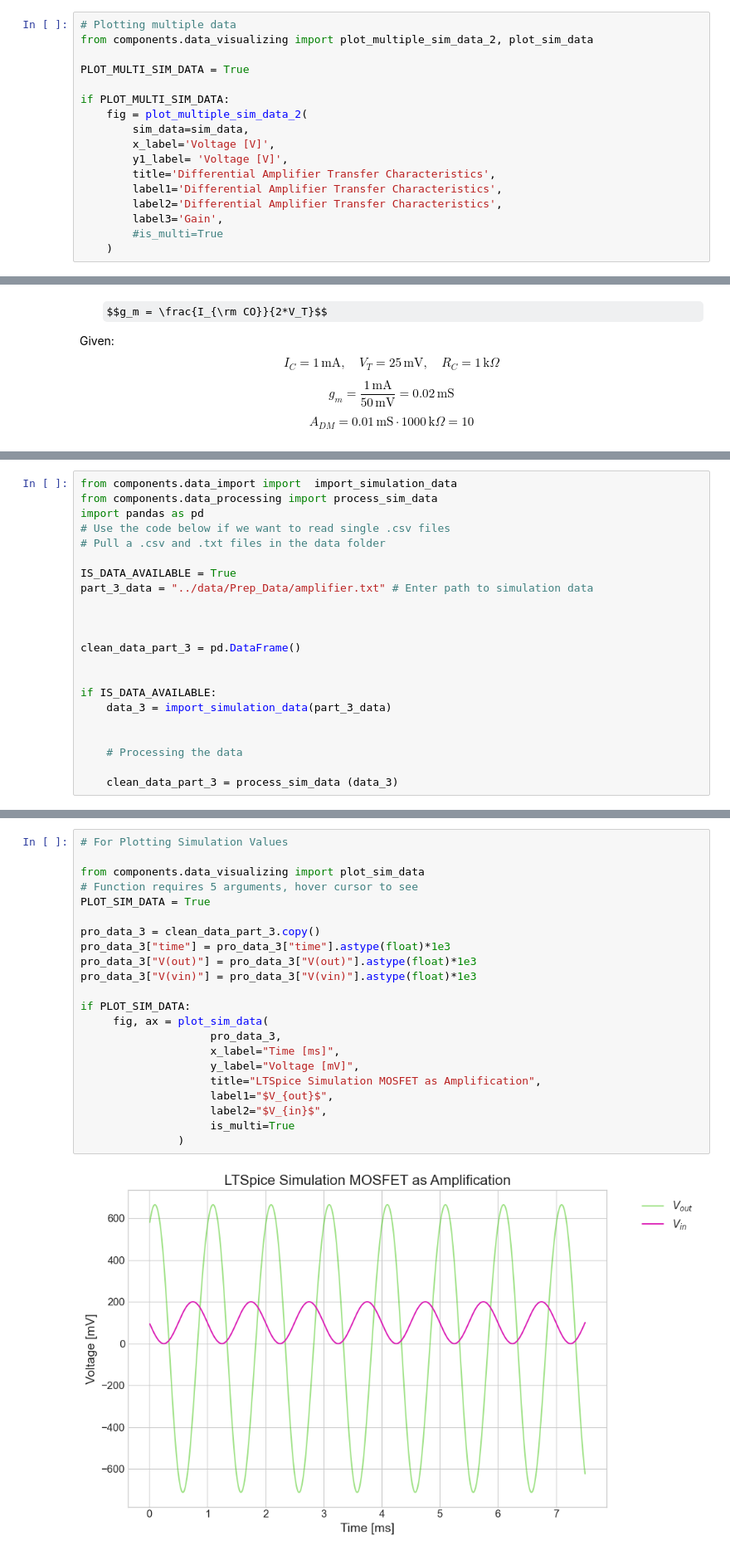
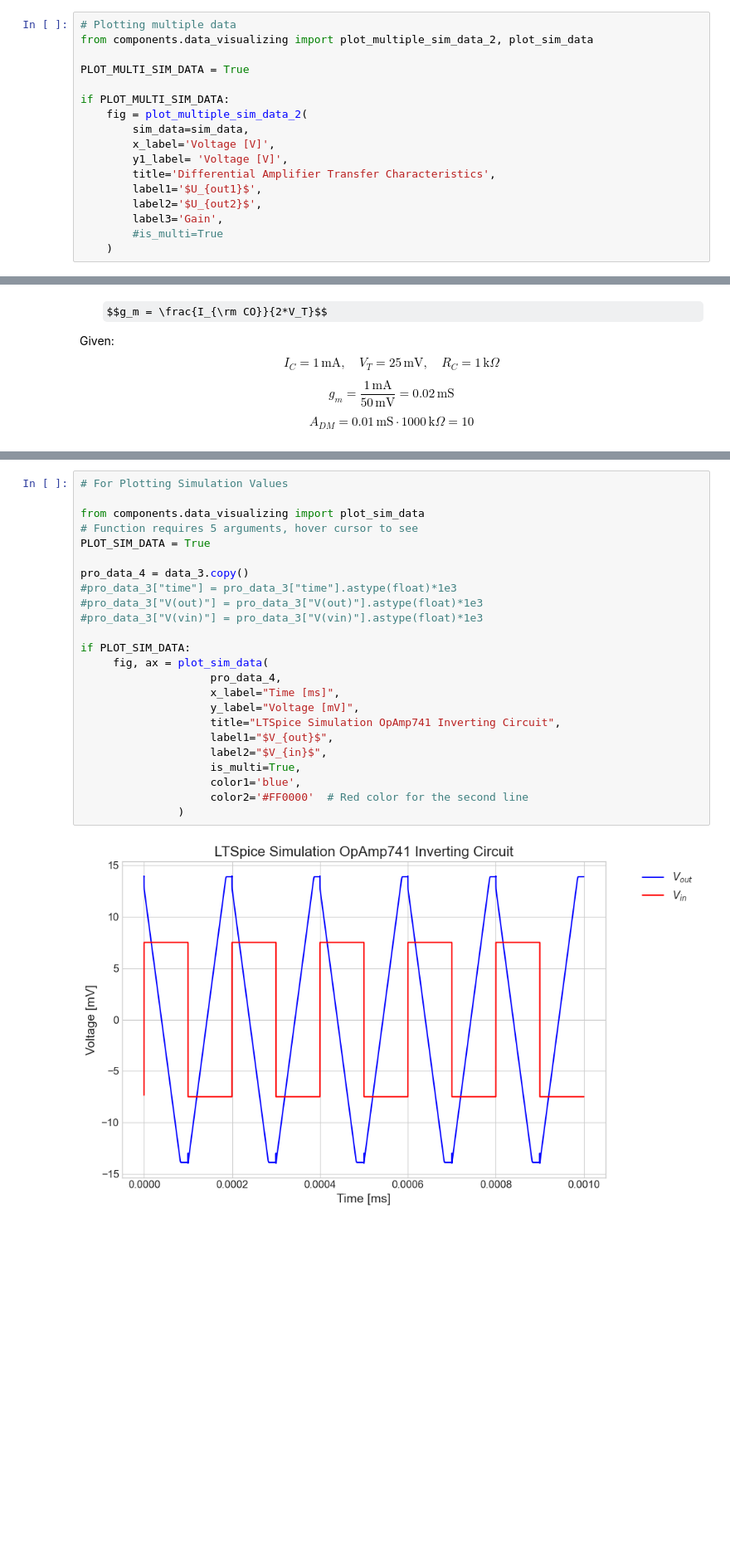
Before and after one commit to Ashu-NT/power_electronics_lab, a Jupyter notebook: src/Lab_3.ipynb, the cells around one changed output, grey strips where cells are left out. Shown at 83% size. Cells and saved outputs as stored; diff of their text form; some formulas as TeX source; blank space fills up the shorter version.

Commit message:
Finished prep

```diff
--- a/src/Lab_3.ipynb
+++ b/src/Lab_3.ipynb
@@ -118,8 +134,8 @@ if PLOT_MULTI_SIM_DATA:
         x_label='Voltage [V]',
         y1_label= 'Voltage [V]',
         title='Differential Amplifier Transfer Characteristics',
-        label1='Differential Amplifier Transfer Characteristics',
-        label2='Differential Amplifier Transfer Characteristics',
+        label1='$U_{out1}$',
+        label2='$U_{out2}$',
         label3='Gain',
         #is_multi=True
     )
@@ -431,22 +272,0 @@ The LT-Spice `.op` run for BS170 common-source amplifier yielded:
-# %%
-from components.data_import import  import_simulation_data
-from components.data_processing import process_sim_data
-import pandas as pd
-# Use the code below if we want to read single .csv files
-# Pull a .csv and .txt files in the data folder
-
-IS_DATA_AVAILABLE = True
-part_3_data = "../data/Prep_Data/amplifier.txt" # Enter path to simulation data
-
-
-
-clean_data_part_3 = pd.DataFrame()
-
-
-if IS_DATA_AVAILABLE:
-    data_3 = import_simulation_data(part_3_data)
-
-
-    # Processing the data
-
-    clean_data_part_3 = process_sim_data (data_3)
@@ -461,24 +273,26 @@ if IS_DATA_AVAILABLE:
 # %%
 # For Plotting Simulation Values
 
 from components.data_visualizing import plot_sim_data
 # Function requires 5 arguments, hover cursor to see
 PLOT_SIM_DATA = True
 
-pro_data_3 = clean_data_part_3.copy()
-pro_data_3["time"] = pro_data_3["time"].astype(float)*1e3
-pro_data_3["V(out)"] = pro_data_3["V(out)"].astype(float)*1e3
-pro_data_3["V(vin)"] = pro_data_3["V(vin)"].astype(float)*1e3
+pro_data_4 = data_3.copy()
+#pro_data_3["time"] = pro_data_3["time"].astype(float)*1e3
+#pro_data_3["V(out)"] = pro_data_3["V(out)"].astype(float)*1e3
+#pro_data_3["V(vin)"] = pro_data_3["V(vin)"].astype(float)*1e3
 
 if PLOT_SIM_DATA:
      fig, ax = plot_sim_data(
-                    pro_data_3,
+                    pro_data_4,
                     x_label="Time [ms]",
                     y_label="Voltage [mV]",
-                    title="LTSpice Simulation MOSFET as Amplification",
+                    title="LTSpice Simulation OpAmp741 Inverting Circuit",
                     label1="$V_{out}$",
                     label2="$V_{in}$",
-                    is_multi=True
+                    is_multi=True,
+                    color1='blue',
+                    color2='#FF0000'  # Red color for the second line
                )
 # %% [output]
-[figure, old version]
+[figure, new version]
```
Also changed, not shown: parts of 28 cells of this notebook, 6 other files.
